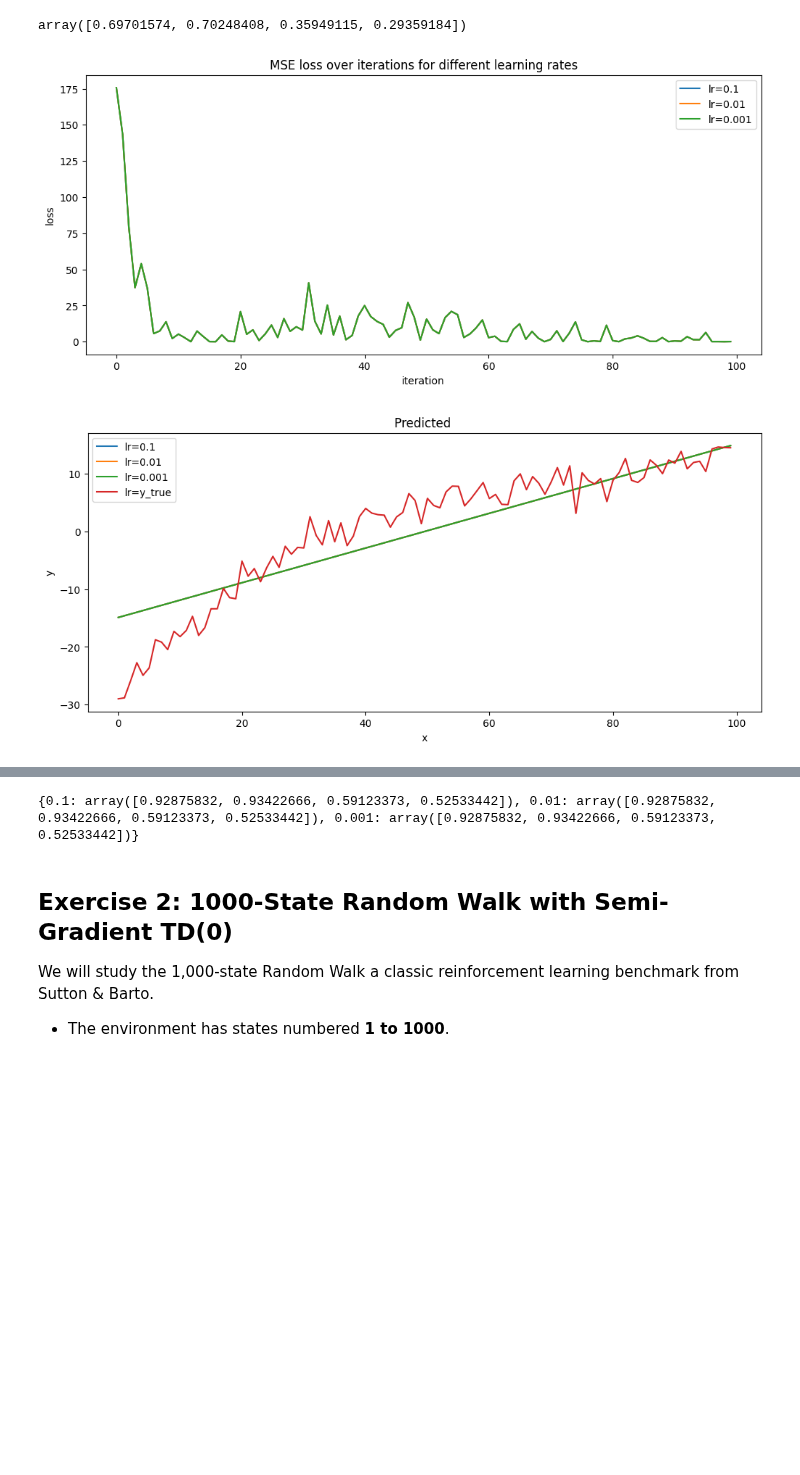
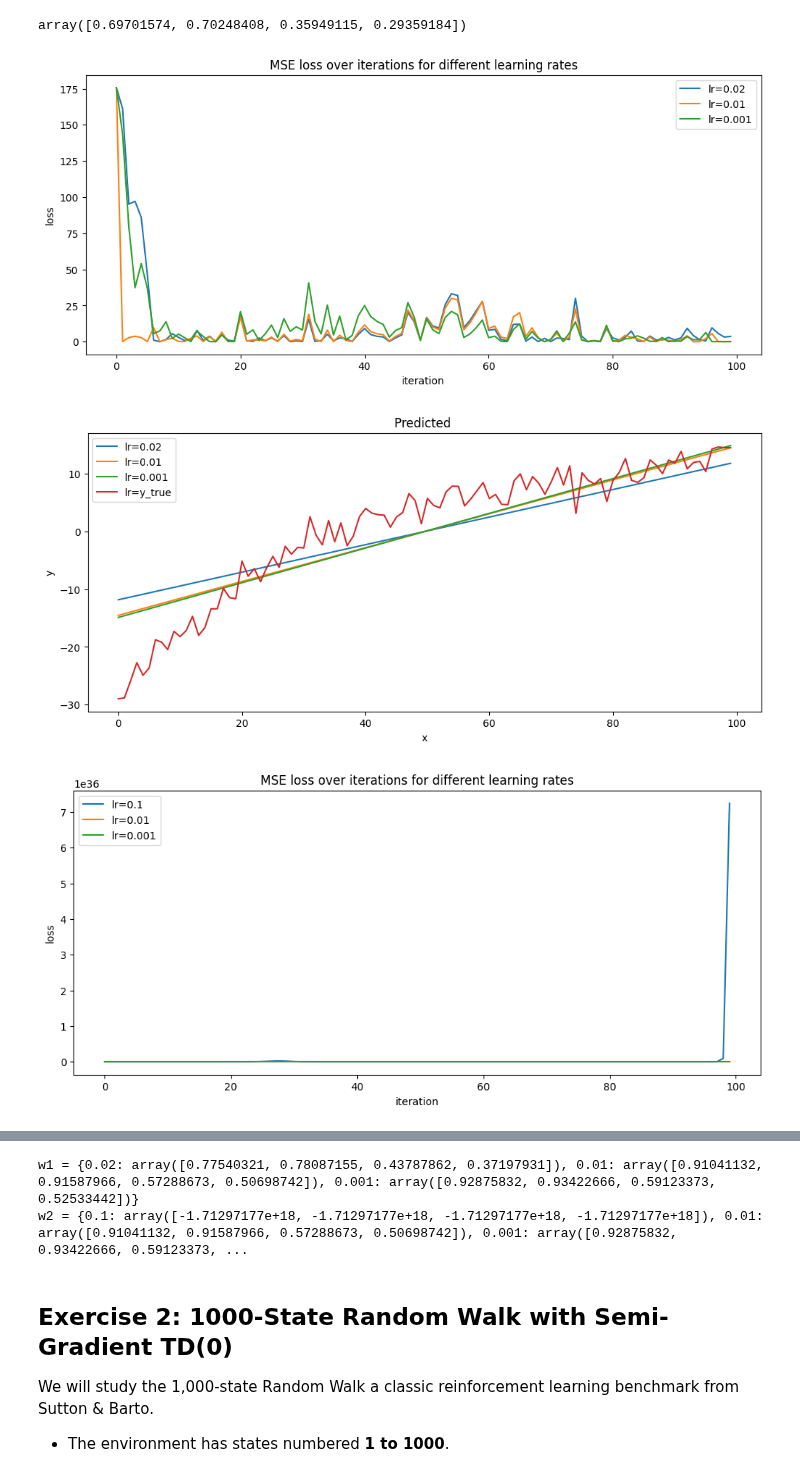
Before and after one commit to simkarwin/RL1, a Jupyter notebook: lab5_approximation.ipynb, the cells around one changed output, grey strips where cells are left out. Saved outputs shown, nothing was run; the diff lists cells and outputs as text; code cells hidden in the pictures; blank space fills up the shorter version.

```diff
--- a/lab5_approximation.ipynb
+++ b/lab5_approximation.ipynb
@@ -109,7 +109,6 @@ array([0.69701574, 0.70248408, 0.35949115, 0.29359184])
 # %%
 ## Your code here
 import matplotlib.pyplot as plt
-ALPHA = 0.001
 
 def mse_loss(y_loc, y_hat_loc):
   return 0.5 * (y_loc - y_hat_loc)**2
@@ -130,41 +129,45 @@ def sgd_update(x_loc, y_loc, w_loc, alpha_loc):
     loss_loc = mse_loss(y_hat_loc, y_loc)
     grad_loc = (y_hat_loc - y_loc) * x_loc
     w_loc -= alpha_loc * grad_loc
     return w_loc, loss_loc
 
 def predict(w_loc, x_loc):
   return np.sum(w_loc.T * x_loc)
 
-def train_model(x_loc, y_loc, learning_rates:list=(0.1, 0.01, 0.001,)):
+def train_model(x_loc, y_loc, learning_rates:list=(0.02, 0.01, 0.001,)):
 
     loss_loc = {_: [] for _ in learning_rates}
     w_loc = {_: np.array([0.69701574, 0.70248408, 0.35949115, 0.29359184])  for _ in learning_rates}
     # w_loc = {_: np.random.random((2,))  for _ in learning_rates}
     for learning_rate in loss_loc.keys():
         for i, sample in  enumerate(zip(x_loc, y_loc)):
             x_sample, y_sample = sample
-            w_loc[learning_rate], temp_loss = sgd_update(x_sample, y_sample, w_loc[learning_rate], ALPHA)
+            w_loc[learning_rate], temp_loss = sgd_update(x_sample, y_sample, w_loc[learning_rate], learning_rate)
             loss_loc[learning_rate].append(temp_loss)
     return w_loc, loss_loc
 
 def plot_linear(dict_of_values: dict, x_label:str=None, y_label:str=None, title: str=None):
     plt.figure(figsize=(12,5))
     for lr, values in dict_of_values.items():
         plt.plot(values, label=f"lr={lr}")
     plt.xlabel(x_label)
     plt.ylabel(y_label)
     plt.title(title)
     plt.legend()
     plt.show()
 
-w_values, loss_values = train_model(x, y)
-plot_linear(loss_values, x_label="iteration", y_label="loss", title="MSE loss over iterations for different learning rates")
+def train_and_plot(learning_rates=(0.02, 0.01, 0.001,)):
+    w_values, loss_values = train_model(x, y, learning_rates=learning_rates)
+    plot_linear(loss_values, x_label="iteration", y_label="loss", title="MSE loss over iterations for different learning rates")
+    y_pred = {lr: [predict(w, x_) for x_ in x] for lr, w in w_values.items()}
+    y_pred.update({'y_true': y})
+    plot_linear(y_pred, x_label="x", y_label="y", title="Predicted ")
+    return w_values
 
-y_pred = {lr: [predict(w, x_) for x_ in x] for lr, w in w_values.items()}
-y_pred.update({'y_true': y})
-plot_linear(y_pred, x_label="x", y_label="y", title="Predicted ")
-
-print(w_values)
+w1 = train_and_plot(learning_rates=(0.02, 0.01, 0.001,))
+w2 = train_and_plot(learning_rates=(0.1, 0.01, 0.001,))
+print(f"{w1 = }\n{w2 = }")
 # %% [output]
-[figure, old version]
+[figure, new version]
-[figure, old version]
+[figure, new version]
+[figure, added]
@@ -171,4 +175,5 @@ print(w_values)
-{0.1: array([0.92875832, 0.93422666, 0.59123373, 0.52533442]), 0.01: array([0.92875832, 0.93422666, 0.59123373, 0.52533442]), 0.001: array([0.92875832, 0.93422666, 0.59123373, 0.52533442])}
+w1 = {0.02: array([0.77540321, 0.78087155, 0.43787862, 0.37197931]), 0.01: array([0.91041132, 0.91587966, 0.57288673, 0.50698742]), 0.001: array([0.92875832, 0.93422666, 0.59123373, 0.52533442])}
+w2 = {0.1: array([-1.71297177e+18, -1.71297177e+18, -1.71297177e+18, -1.71297177e+18]), 0.01: array([0.91041132, 0.91587966, 0.57288673, 0.50698742]), 0.001: array([0.92875832, 0.93422666, 0.59123373, ...
 # %% [markdown]
 ## Exercise 2: 1000-State Random Walk with Semi-Gradient TD(0)
 
```
Also changed, not shown: parts of 1 cell of this notebook.
